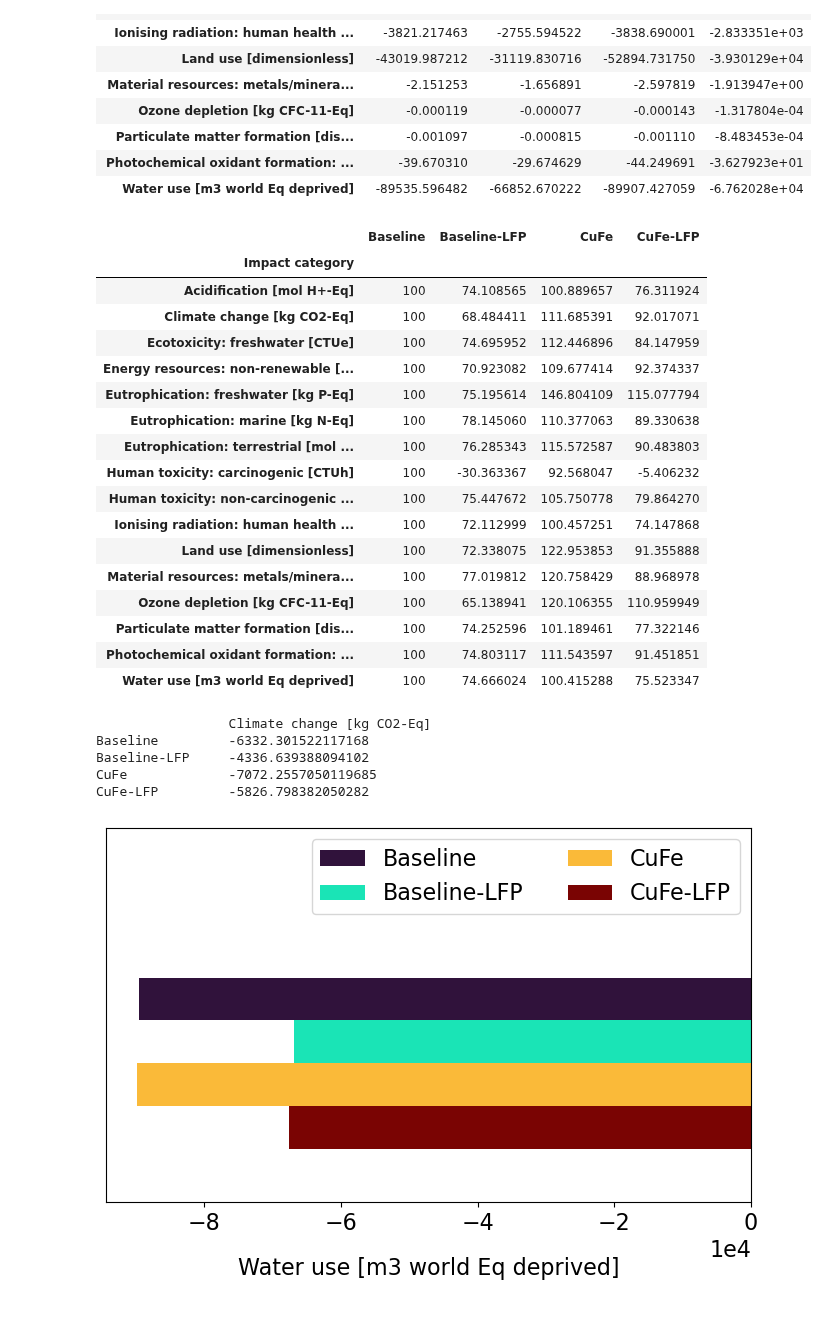
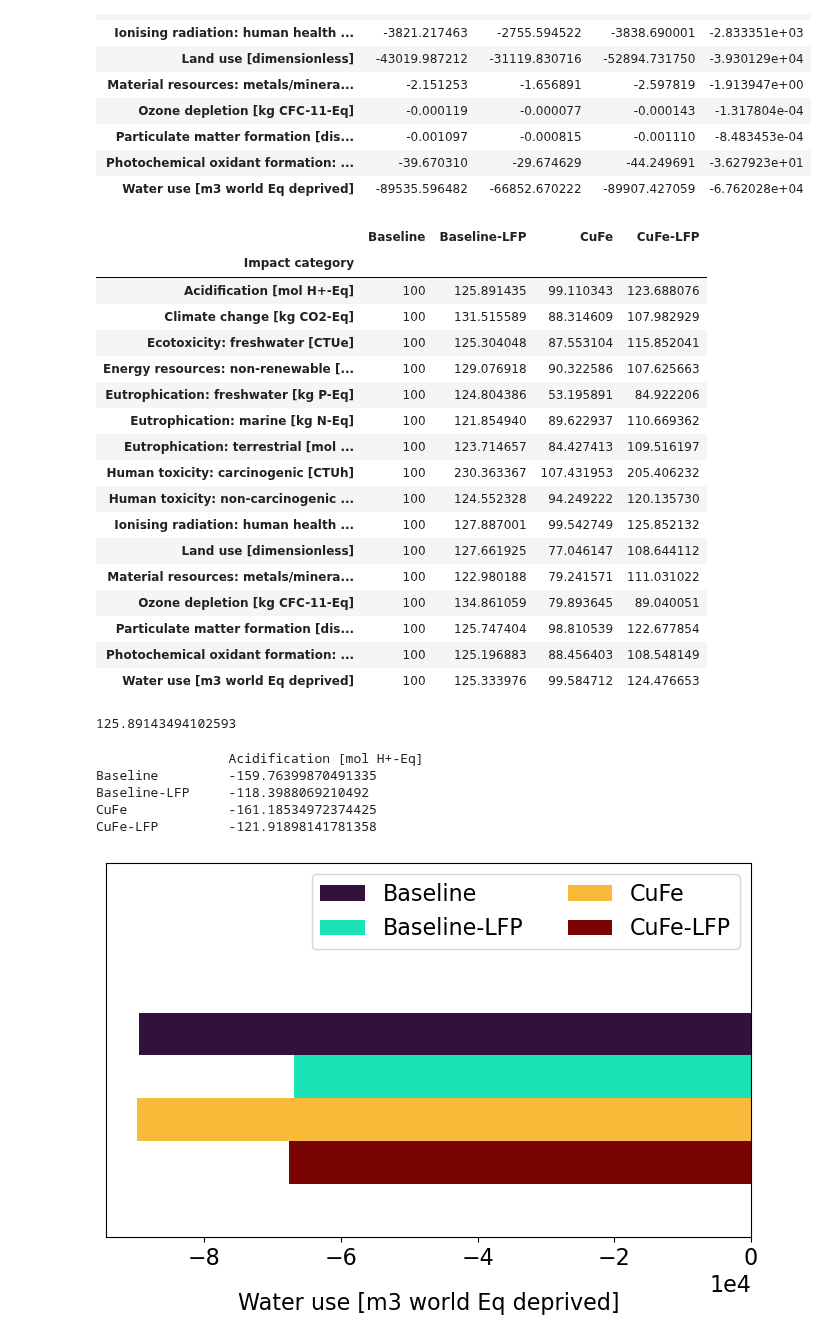
Before and after one commit to laphei/openlca-contributor, a Jupyter notebook: LCIA_graphs.ipynb, the cells around one changed output. Drawn from its saved outputs; the diff is of its cells as text; code cells hidden in the pictures.

```diff
--- a/LCIA_graphs.ipynb
+++ b/LCIA_graphs.ipynb
@@ -67,38 +67,43 @@ pivot_df
 | Water use [m3 world Eq deprived] | -89535.596482 | -66852.670222 | -89907.427059 | -6.762028e+04 |
 # %%
 # Get relative impacts (Baseline = 100%)
+# (Baseline_LFP.iloc[0]['Result'] - Baseline.iloc[0]['Result']) / abs(Baseline.iloc[0]['Result']) * 100 + 100
 relative_impacts = {
     'Baseline': [100 for i in Baseline['Result']],
-    'Baseline-LFP': [Baseline_LFP.iloc[i]['Result'] / Baseline.iloc[i]['Result'] * 100 for i in range(len(Baseline_LFP))],
-    'CuFe': [CuFe.iloc[i]['Result'] / Baseline.iloc[i]['Result'] * 100 for i in range(len(CuFe))],
-    'CuFe-LFP': [CuFe_LFP.iloc[i]['Result'] / Baseline.iloc[i]['Result'] * 100 for i in range(len(CuFe_LFP))],
+    'Baseline-LFP': [(Baseline_LFP.iloc[i]['Result'] - Baseline.iloc[i]['Result']) / abs(Baseline.iloc[i]['Result']) * 100 + 100 for i in range(len(Baseline_LFP))],
+    'CuFe': [(CuFe.iloc[i]['Result'] - Baseline.iloc[i]['Result']) / abs(Baseline.iloc[i]['Result']) * 100 + 100 for i in range(len(CuFe))],
+    'CuFe-LFP': [(CuFe_LFP.iloc[i]['Result'] - Baseline.iloc[i]['Result']) / abs(Baseline.iloc[i]['Result']) * 100 + 100 for i in range(len(CuFe_LFP))],
 }
 
 relative_impacts = pd.DataFrame(relative_impacts, index=Baseline['Impact category'])
 # relative_impacts = relative_impacts[relative_impacts.columns[::-1]]
 relative_impacts
 # %% [output]
 |  | Baseline | Baseline-LFP | CuFe | CuFe-LFP |
 | Impact category |  |  |  |  |
-| Acidification [mol H+-Eq] | 100 | 74.108565 | 100.889657 | 76.311924 |
-| Climate change [kg CO2-Eq] | 100 | 68.484411 | 111.685391 | 92.017071 |
-| Ecotoxicity: freshwater [CTUe] | 100 | 74.695952 | 112.446896 | 84.147959 |
-| Energy resources: non-renewable [... | 100 | 70.923082 | 109.677414 | 92.374337 |
-| Eutrophication: freshwater [kg P-Eq] | 100 | 75.195614 | 146.804109 | 115.077794 |
-| Eutrophication: marine [kg N-Eq] | 100 | 78.145060 | 110.377063 | 89.330638 |
-| Eutrophication: terrestrial [mol ... | 100 | 76.285343 | 115.572587 | 90.483803 |
-| Human toxicity: carcinogenic [CTUh] | 100 | -30.363367 | 92.568047 | -5.406232 |
-| Human toxicity: non-carcinogenic ... | 100 | 75.447672 | 105.750778 | 79.864270 |
-| Ionising radiation: human health ... | 100 | 72.112999 | 100.457251 | 74.147868 |
-| Land use [dimensionless] | 100 | 72.338075 | 122.953853 | 91.355888 |
-| Material resources: metals/minera... | 100 | 77.019812 | 120.758429 | 88.968978 |
-| Ozone depletion [kg CFC-11-Eq] | 100 | 65.138941 | 120.106355 | 110.959949 |
-| Particulate matter formation [dis... | 100 | 74.252596 | 101.189461 | 77.322146 |
-| Photochemical oxidant formation: ... | 100 | 74.803117 | 111.543597 | 91.451851 |
-| Water use [m3 world Eq deprived] | 100 | 74.666024 | 100.415288 | 75.523347 |
+| Acidification [mol H+-Eq] | 100 | 125.891435 | 99.110343 | 123.688076 |
+| Climate change [kg CO2-Eq] | 100 | 131.515589 | 88.314609 | 107.982929 |
+| Ecotoxicity: freshwater [CTUe] | 100 | 125.304048 | 87.553104 | 115.852041 |
+| Energy resources: non-renewable [... | 100 | 129.076918 | 90.322586 | 107.625663 |
+| Eutrophication: freshwater [kg P-Eq] | 100 | 124.804386 | 53.195891 | 84.922206 |
+| Eutrophication: marine [kg N-Eq] | 100 | 121.854940 | 89.622937 | 110.669362 |
+| Eutrophication: terrestrial [mol ... | 100 | 123.714657 | 84.427413 | 109.516197 |
+| Human toxicity: carcinogenic [CTUh] | 100 | 230.363367 | 107.431953 | 205.406232 |
+| Human toxicity: non-carcinogenic ... | 100 | 124.552328 | 94.249222 | 120.135730 |
+| Ionising radiation: human health ... | 100 | 127.887001 | 99.542749 | 125.852132 |
+| Land use [dimensionless] | 100 | 127.661925 | 77.046147 | 108.644112 |
+| Material resources: metals/minera... | 100 | 122.980188 | 79.241571 | 111.031022 |
+| Ozone depletion [kg CFC-11-Eq] | 100 | 134.861059 | 79.893645 | 89.040051 |
+| Particulate matter formation [dis... | 100 | 125.747404 | 98.810539 | 122.677854 |
+| Photochemical oxidant formation: ... | 100 | 125.196883 | 88.456403 | 108.548149 |
+| Water use [m3 world Eq deprived] | 100 | 125.333976 | 99.584712 | 124.476653 |
+# %%
+(Baseline_LFP.iloc[0]['Result'] - Baseline.iloc[0]['Result']) / abs(Baseline.iloc[0]['Result']) * 100 + 100
+# %% [output]
+125.89143494102593
 # %%
 # For testing and checking (change 'i' for impact category)
-i = 1
+i = 0
 
 print('\t\t', Baseline.iloc[i]['Impact category'])
 print('Baseline\t', Baseline.iloc[i]['Result'])
@@ -106,11 +111,11 @@ print('Baseline-LFP\t', Baseline_LFP.iloc[i]['Result'])
 print('CuFe\t\t', CuFe.iloc[i]['Result'])
 print('CuFe-LFP\t', CuFe_LFP.iloc[i]['Result'])
 # %% [output]
-                 Climate change [kg CO2-Eq]
-Baseline         -6332.301522117168
-Baseline-LFP     -4336.639388094102
-CuFe             -7072.2557050119685
-CuFe-LFP         -5826.798382050282
+                 Acidification [mol H+-Eq]
+Baseline         -159.76399870491335
+Baseline-LFP     -118.3988069210492
+CuFe             -161.18534972374425
+CuFe-LFP         -121.91898141781358
 # %%
 # Convert the impact categories to abbreviations (includes also the 'dropped' categories!)
 # Baseline['Impact category'] = ['A', 'CC', 'CCb', 'CCf', 'CClu', 'ETf', 'ETfi', 'ETfo', 'ERnr', 'Ef', 'Em', 'Et', 'HTc', 'HTci', 'HTco', 'HTnc', 'HTnci', 'HTnco', 'IRhh', 'LU', 'MRmm', 'OD', 'PMF', 'POFhh', 'WU']
```
Also changed, not shown: parts of 1 cell of this notebook.
